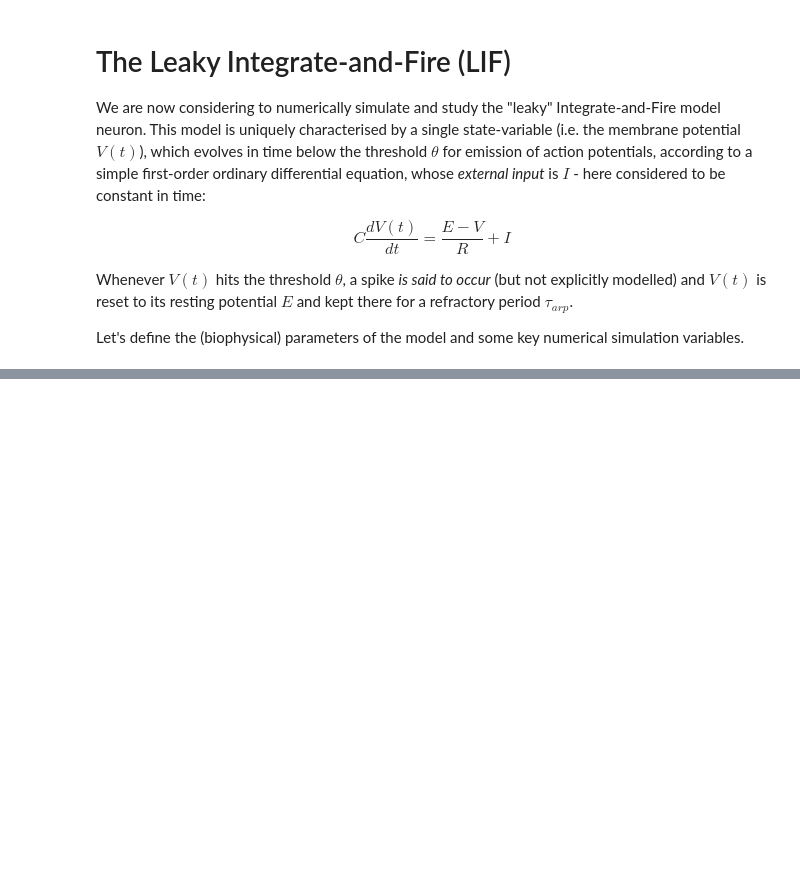
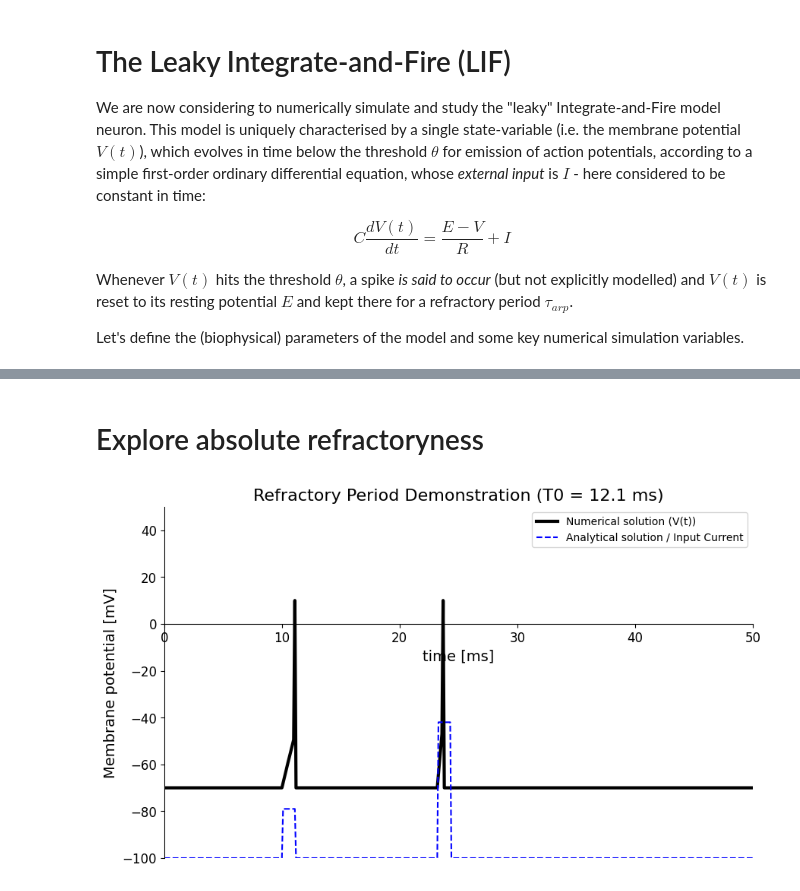
Before and after one commit to mgiugliano/ModellingNeuralSystems, a Jupyter notebook: notebooks/IF.ipynb, the cells around one changed output, grey strips where cells are left out. Cells and saved outputs as stored; diff of their text form; code cells hidden in the pictures; blank space fills up the shorter version.

```diff
--- a/notebooks/IF.ipynb
+++ b/notebooks/IF.ipynb
@@ -257,0 +153,48 @@ plt.show()
+# %% [markdown]
+# Explore absolute refractoryness
+# %%
+# @title After running this cell manually, it will auto-run if you change the selected value. { run: "auto" }
+T = 50. # Total simulation time [ms]
+I0 = 21 #@param {type:"slider", min:0, max:100, step:1}
+I1 = 58 #@param {type:"slider", min:0, max:100, step:1}
+T0 = 12.1 #@param {type:"slider", min:0.1, max:50, step:1}
+
+delay = 10. # [ms] time of first pulse
+
+# Define the time array for this simulation
+time = np.arange(0, T + Δt, Δt)
+Iext = np.zeros(len(time))
+
+# Duration of pulses (11 steps = 1.1 ms, matching original notebook)
+pulse_steps = 11
+pulse_duration = pulse_steps * Δt
+
+# --- Pythonic way to build the Iext array ---
+# Find indices for pulses (adding/subtracting a small epsilon for float safety)
+t_pulse1_start = delay + Δt
+t_pulse1_end = t_pulse1_start + pulse_duration
+
+t_pulse2_start = t_pulse1_end + T0
+t_pulse2_end = t_pulse2_start + pulse_duration
+
+idx1 = np.where((time >= t_pulse1_start - 1e-5) & (time < t_pulse1_end - 1e-5))
+idx2 = np.where((time >= t_pulse2_start - 1e-5) & (time < t_pulse2_end - 1e-5))
+
+Iext[idx1] = I0
+Iext[idx2] = I1
+# --- End of Iext creation ---
+
+# Run the simulation
+# We pass T so the IF2 function can correctly calculate frequency
+W2, freq2 = IF2(Iext, T=T)
+
+# Plot the results
+# We plot Iext - 100 to show it on the same axes, as in the original.
+plot_all(time, W2, time, Iext - 100)
+
+plt.title(f"Refractory Period Demonstration (T0 = {T0:.1f} ms)", fontsize=16)
+plt.xlim(0, T)
+plt.ylim(-100, 50) # Specific ylims for this plot
+plt.show()
+# %% [output]
+[figure, added]
```
Also changed, not shown: parts of 7 cells of this notebook.
